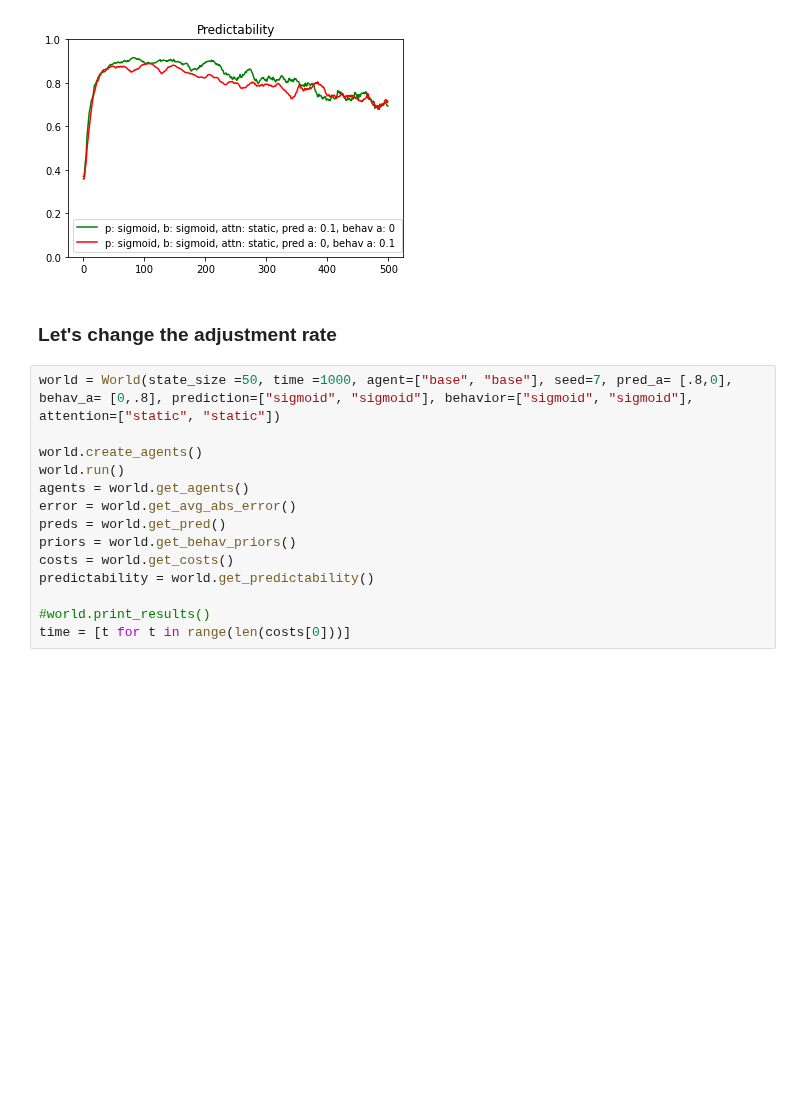
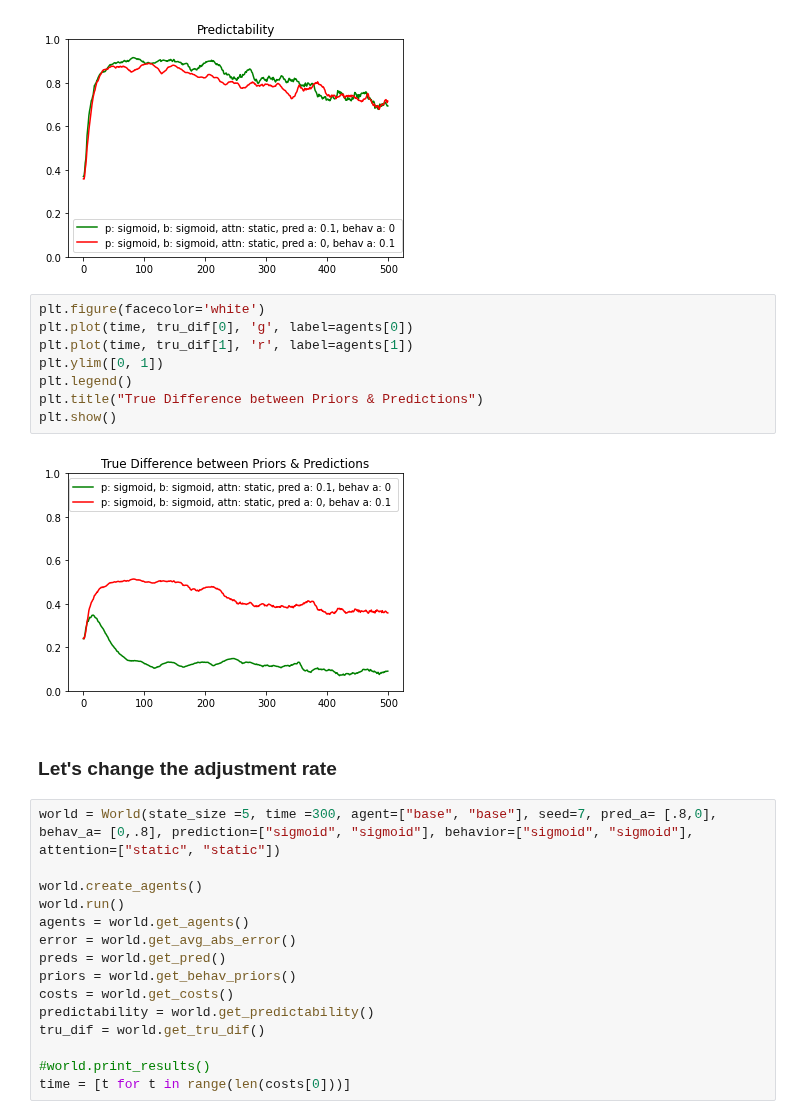
Before and after one commit to rpassas/Social_AI, a Jupyter notebook: experiments/stable_ref_signal.ipynb, the cells around one changed output. Drawn from its saved outputs; the diff is of its cells as text; blank space fills up the shorter version.

```diff
--- a/experiments/stable_ref_signal.ipynb
+++ b/experiments/stable_ref_signal.ipynb
@@ -141,10 +163,20 @@ plt.title("Predictability")
 plt.show()
 # %% [output]
 [figure]
+# %%
+plt.figure(facecolor='white')
+plt.plot(time, tru_dif[0], 'g', label=agents[0])
+plt.plot(time, tru_dif[1], 'r', label=agents[1])
+plt.ylim([0, 1])
+plt.legend()
+plt.title("True Difference between Priors & Predictions")
+plt.show()
+# %% [output]
+[figure, added]
 # %% [markdown]
 ### Let's change the adjustment rate
 # %%
-world = World(state_size =50, time =1000, agent=["base", "base"], seed=7, pred_a= [.8,0], behav_a= [0,.8], prediction=["sigmoid", "sigmoid"], behavior=["sigmoid", "sigmoid"], attention=["static", "static"])
+world = World(state_size =5, time =300, agent=["base", "base"], seed=7, pred_a= [.8,0], behav_a= [0,.8], prediction=["sigmoid", "sigmoid"], behavior=["sigmoid", "sigmoid"], attention=["static", "static"])
 
 world.create_agents()
 world.run()
@@ -154,6 +186,7 @@ preds = world.get_pred()
 priors = world.get_behav_priors()
 costs = world.get_costs()
 predictability = world.get_predictability()
+tru_dif = world.get_tru_dif()
 
 #world.print_results()
 time = [t for t in range(len(costs[0]))]
```
Also changed, not shown: parts of 8 cells of this notebook, 1 other file.
